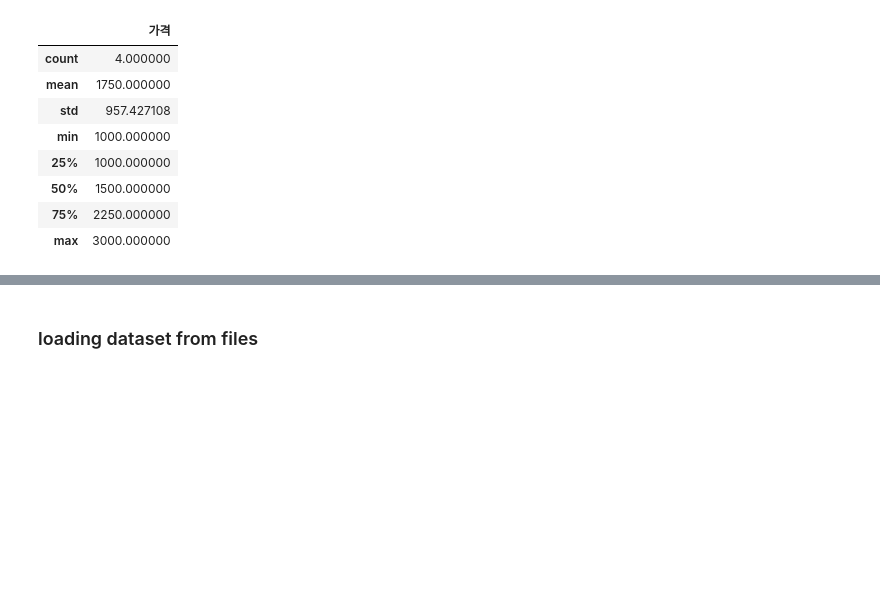
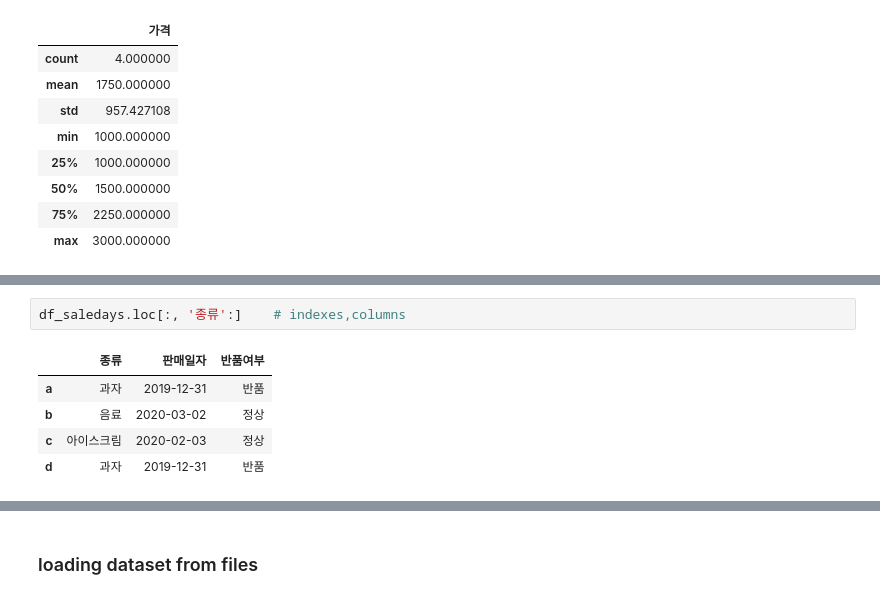
Before and after one commit to sweetmjkim/study_data_analytics, a Jupyter notebook: docs/pandas/02_pandas_DataFrame.ipynb, the cells around one changed output, grey strips where cells are left out. Cells and saved outputs as stored; diff of their text form; blank space fills up the shorter version.

```diff
--- a/docs/pandas/02_pandas_DataFrame.ipynb
+++ b/docs/pandas/02_pandas_DataFrame.ipynb
@@ -107,0 +184,8 @@ df_saledays.describe()
+# %%
+df_saledays.loc[:, '종류':]    # indexes,columns
+# %% [output]
+|  | 종류 | 판매일자 | 반품여부 |
+| a | 과자 | 2019-12-31 | 반품 |
+| b | 음료 | 2020-03-02 | 정상 |
+| c | 아이스크림 | 2020-02-03 | 정상 |
+| d | 과자 | 2019-12-31 | 반품 |
```
Also changed, not shown: parts of 24 cells of this notebook.
